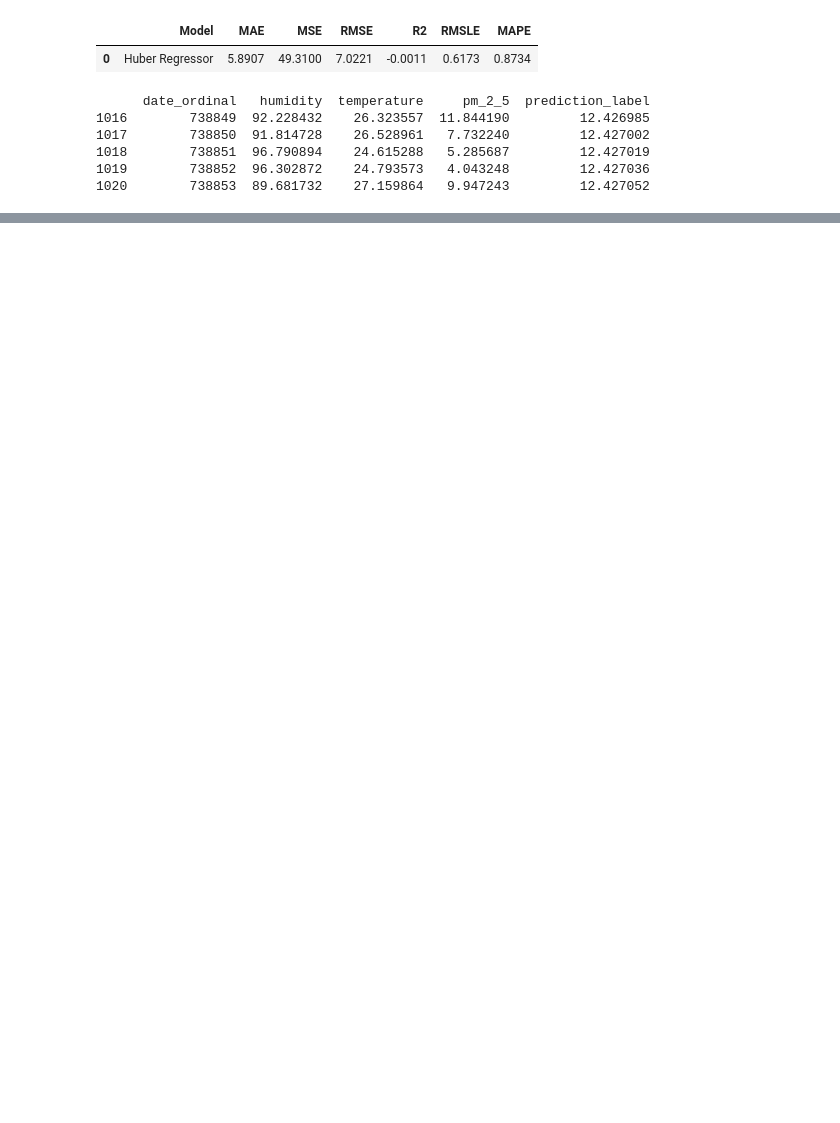
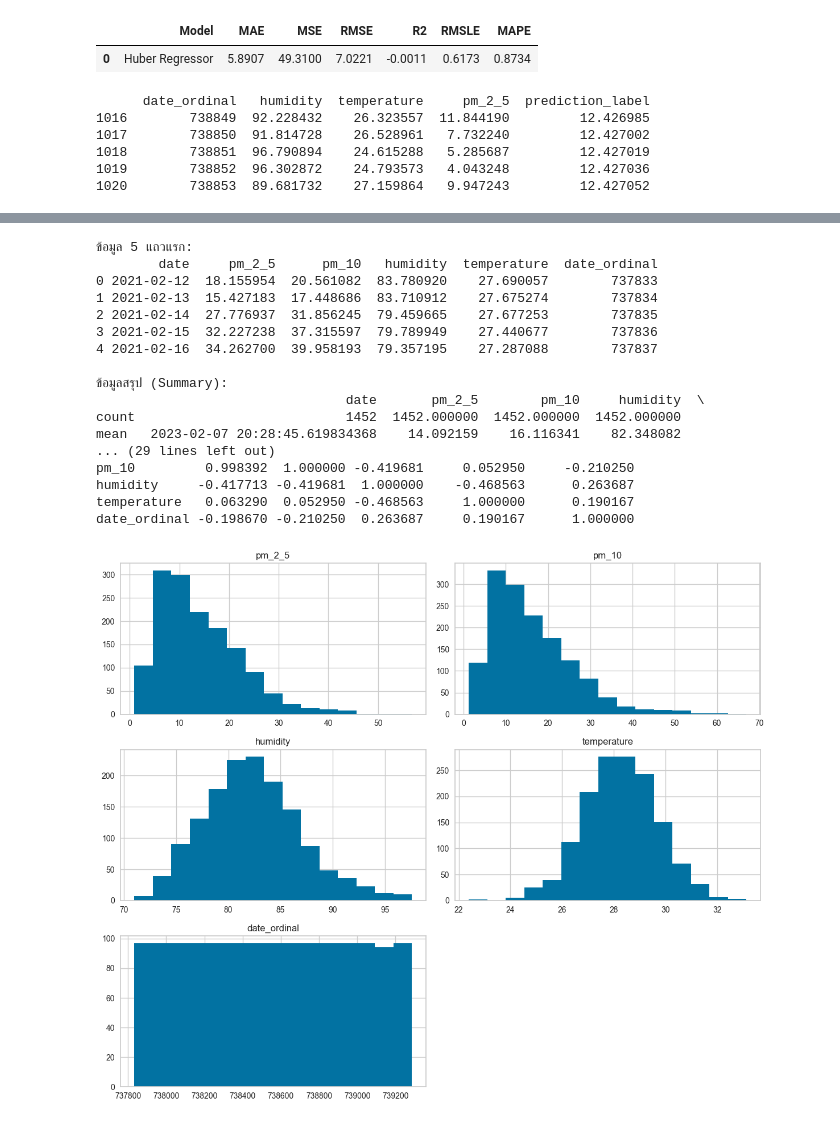
Before and after one commit to IntelligenceSupphawit/pm2.5-Forecast-Dashboard, a Jupyter notebook: model_AeroSURE/model_unknow.ipynb, the cells around one changed output, grey strips where cells are left out. Saved outputs shown, nothing was run; the diff lists cells and outputs as text; code cells hidden in the pictures; blank space fills up the shorter version.

Commit message:
Up to date

```diff
--- a/model_AeroSURE/model_unknow.ipynb
+++ b/model_AeroSURE/model_unknow.ipynb
@@ -172,0 +119,67 @@ KeyError: 'Label'
+# %%
+import pandas as pd
+import matplotlib.pyplot as plt
+import seaborn as sns
+
+# อ่านไฟล์ CSV
+filename = r'C:\Users\snpdp\pm2.5-Forecast-Dashboard\Data_csv\merge_data\unknow-m_1d.csv'  # เปลี่ยนชื่อไฟล์ตามต้องการ
+df = pd.read_csv(filename)
+
+# ✅ แปลงคอลัมน์วันที่ให้เป็น datetime
+df['date'] = pd.to_datetime(df['date'])
+
+# ✅ สร้างคอลัมน์ใหม่ที่เป็นตัวเลขแทนวันที่
+df['date_ordinal'] = df['date'].map(lambda x: x.toordinal())
+
+# ✅ แสดงข้อมูล 5 แถวแรก
+print("ข้อมูล 5 แถวแรก:")
+print(df.head())
+
+# ✅ ข้อมูลสรุป
+print("\nข้อมูลสรุป (Summary):")
+print(df.describe())
+
+# ✅ ตรวจสอบค่าที่หายไป
+print("\nจำนวนค่าที่หายไป:")
+print(df.isnull().sum())
+
+# ✅ คำนวณ Correlation (ตัดคอลัมน์วันที่ออก)
+print("\nCorrelation ระหว่างคอลัมน์ตัวเลข:")
+df_numeric = df.drop(columns=['date'])  # เอาแค่ตัวเลข
+print(df_numeric.corr())
+
+# ✅ พล็อตกราฟเพื่อดูแพทเทิร์นข้อมูล
+
+# 1️⃣ Histogram: ดูการกระจายของแต่ละตัวแปร
+df_numeric.hist(bins=15, figsize=(12,10))
+plt.tight_layout()
+plt.show()
+
+# 2️⃣ Pairplot: ดูความสัมพันธ์ของตัวแปรทั้งหมด
+sns.pairplot(df_numeric)
+plt.show()
+
+# 3️⃣ Heatmap: แสดง Correlation ของตัวแปรทั้งหมด
+plt.figure(figsize=(10,7))
+sns.heatmap(df_numeric.corr(), annot=True, cmap='coolwarm', fmt=".2f")
+plt.title('Correlation Heatmap')
+plt.show()
+# %% [output]
+ข้อมูล 5 แถวแรก:
+        date     pm_2_5      pm_10   humidity  temperature  date_ordinal
+0 2021-02-12  18.155954  20.561082  83.780920    27.690057        737833
+1 2021-02-13  15.427183  17.448686  83.710912    27.675274        737834
+2 2021-02-14  27.776937  31.856245  79.459665    27.677253        737835
+3 2021-02-15  32.227238  37.315597  79.789949    27.440677        737836
+4 2021-02-16  34.262700  39.958193  79.357195    27.287088        737837
+
+ข้อมูลสรุป (Summary):
+                                date       pm_2_5        pm_10     humidity  \
+count                           1452  1452.000000  1452.000000  1452.000000
+mean   2023-02-07 20:28:45.619834368    14.092159    16.116341    82.348082
+... (29 lines left out)
+pm_10         0.998392  1.000000 -0.419681     0.052950     -0.210250
+humidity     -0.417713 -0.419681  1.000000    -0.468563      0.263687
+temperature   0.063290  0.052950 -0.468563     1.000000      0.190167
+date_ordinal -0.198670 -0.210250  0.263687     0.190167      1.000000
+[figure, added]
```
Also changed, not shown: parts of 8 cells of this notebook, 7 other files.
